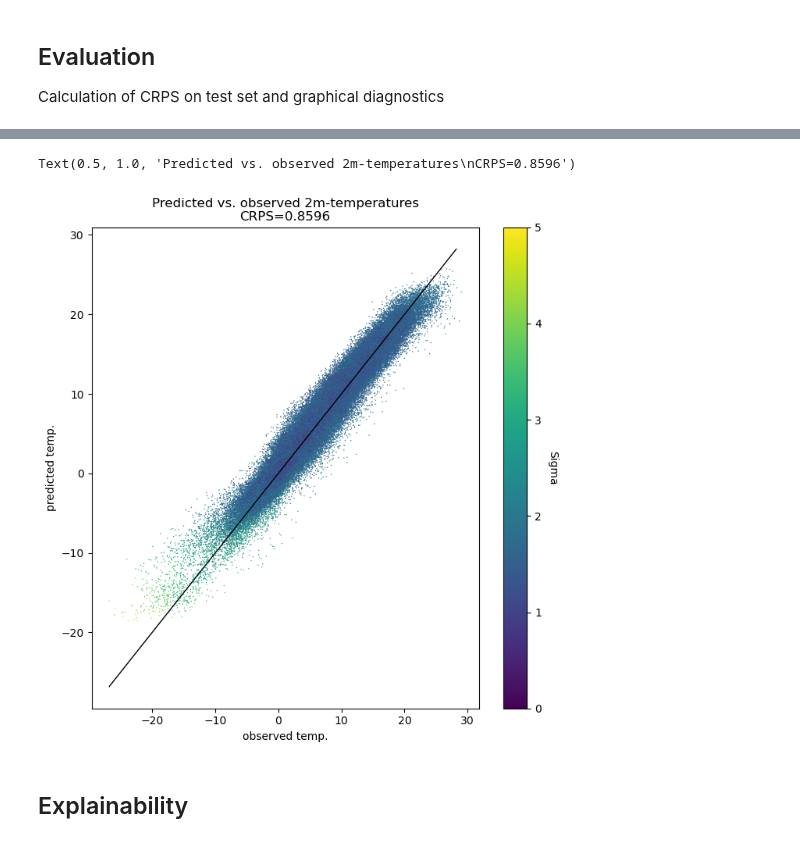
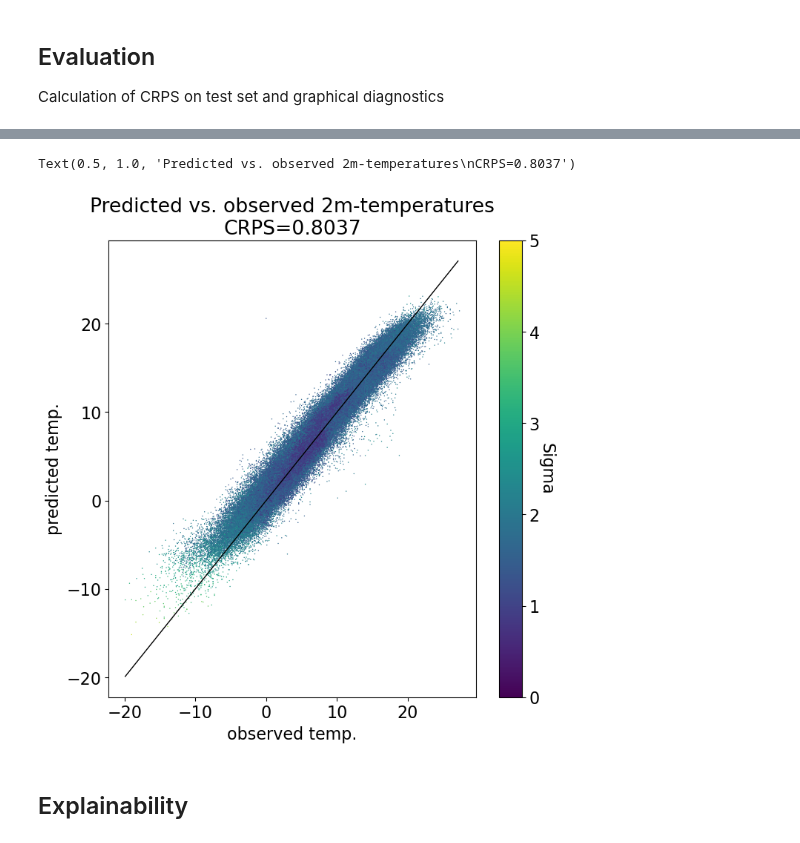
Before and after one commit to m-j-w-f/GNNPP, a Jupyter notebook: gnn/gnn.ipynb, the cells around one changed output, grey strips where cells are left out. Cells and saved outputs as stored; diff of their text form; code cells hidden in the pictures.

```diff
--- a/gnn/gnn.ipynb
+++ b/gnn/gnn.ipynb
@@ -86,7 +88,7 @@ Extracting Stations ...
 The Dataset which is a `pandas.DataFrame` gets converted to a `torch_geometric.data` object, which then can be processed by the GNN
 # %%
 # TODO set the maximum distance (might want to get this from a configuration file)
-max_dist = 30 #0.025
+max_dist = 70
 nearest_k = 5
 use_corr = False #True
 
@@ -285,7 +291,7 @@ class ResGnn(torch.nn.Module):
         for _ in range(num_layers):
             self.convolutions.append(GATv2Conv(-1, hidden_channels, heads=heads, edge_dim=1, add_self_loops=True, fill_value=0.0)) #TODO small positive or negative number can be tested
         self.lin = Linear(hidden_channels * heads, out_channels)
-        self.norm = BatchNorm(heads * hidden_channels)
+        #self.norm = BatchNorm(heads * hidden_channels)
 
     def forward(self, x: torch.Tensor, edge_index: torch.Tensor, edge_attr: torch.Tensor) -> torch.Tensor:
         x = x.float()
@@ -295,7 +301,7 @@ class ResGnn(torch.nn.Module):
                 # First Layer
                 x = conv(x, edge_index, edge_attr)
                 x = F.relu(x)
-                x = self.norm(x)
+                #x = self.norm(x)
             else:
                 x = x + F.relu(conv(x, edge_index, edge_attr)) # Residual Layers
 
@@ -556,9 +562,9 @@ class Ensemble(torch.nn.Module):
 log_WandB = False
 # %%
 #TODO more hyperparams here
-n_epochs = 90
-patience = 90  # TODO also try with much lower learning rate
-n_reps = 10
+n_epochs = 100
+patience = 30  # TODO also try with much lower learning rate
+n_reps = 1
 
 LR=LR
 schedule_lr=False
@@ -618,7 +624,8 @@ for i in range(n_reps):
     model = create_model(embed_dim=embed_dim,
                          in_channels=emb_num_features,
                          hidden_channels=hidden_channels,
-                         num_layers=num_layers)
+                         num_layers=num_layers,
+                         compile=True)
 
     optimizer = torch.optim.AdamW(model.parameters(), lr=LR) #momentum anschauen
 
@@ -632,7 +639,7 @@ for i in range(n_reps):
         model.train()
         train_loss = 0.0
 
-        for batch in train_loader_full:  # TODO full used
+        for batch in train_loader:
             loss = train(batch)
             train_loss += loss.item() * batch.num_graphs
         train_loss /= len(train_loader.dataset)
@@ -669,8 +676,6 @@ for i in range(n_reps):
                                  "Best Loss": best_val_loss,
                                  "No Improvement": no_improvement})
 
-        #scheduler.step() #TODO change back
-
         # Early stopping
         if no_improvement == patience:
             print('Early stopping.')
@@ -803,16 +801,17 @@ tensor(0.8596, device='cuda:1')
 # %%
 plt.figure(figsize=(8,8))
+plt.rcParams.update({'font.size': 16})
 plt.plot(np.arange(np.min(y),np.max(y),1), np.arange(np.min(y),np.max(y),1), linewidth=1, color="black")  # line
 plt.scatter(y, mu, c=sigma, s=1, linewidth=0, cmap="viridis", vmin=0, vmax=5)
 
 cbar = plt.colorbar()
 cbar.set_label('Sigma', rotation=270, labelpad=15)
 plt.xlabel('observed temp.')
 plt.ylabel('predicted temp.')
 plt.title(f"Predicted vs. observed 2m-temperatures\nCRPS={err:.4f}")
 # %% [output]
-Text(0.5, 1.0, 'Predicted vs. observed 2m-temperatures\nCRPS=0.8596')
+Text(0.5, 1.0, 'Predicted vs. observed 2m-temperatures\nCRPS=0.8037')
-[figure, old version]
+[figure, new version]
 # %%
 if log_WandB:
     # save code
```
Also changed, not shown: parts of 13 cells of this notebook, 8 other files.
